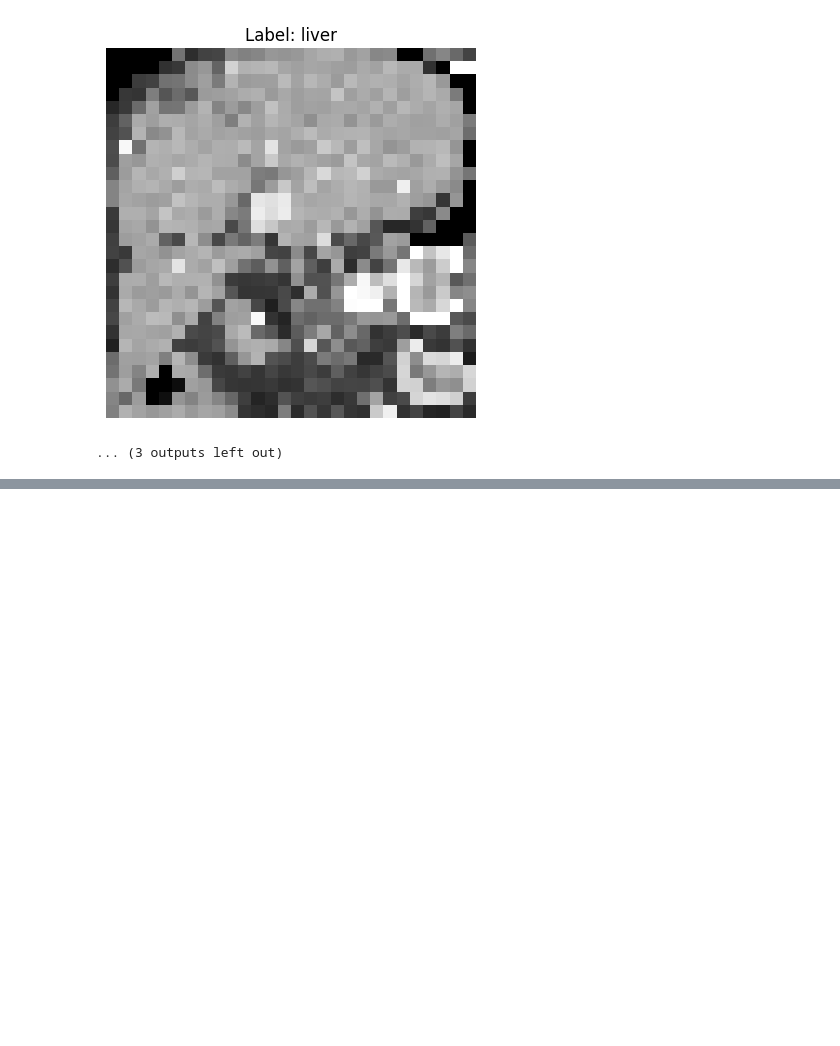
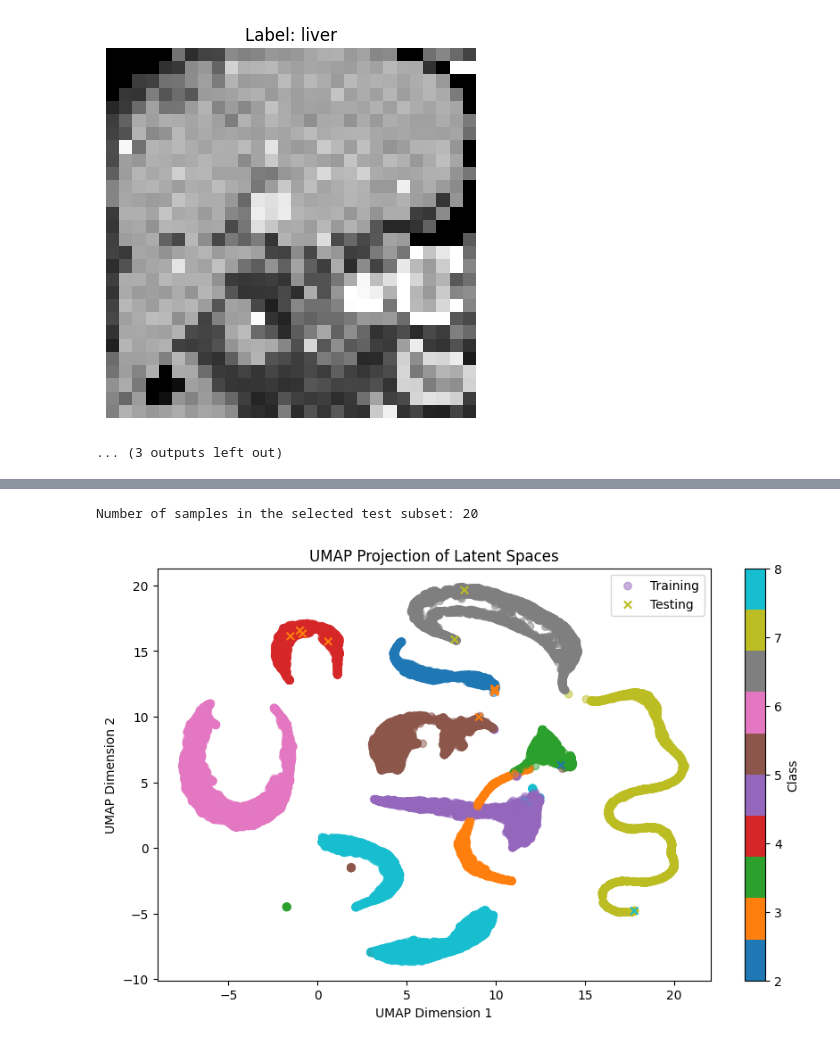
Before and after one commit to pstnmz/UQ_toolbox, a Jupyter notebook: medMNIST/CNN_animations_for_presentation.ipynb, the cells around one changed output, grey strips where cells are left out. Saved outputs shown, nothing was run; the diff lists cells and outputs as text; code cells hidden in the pictures; blank space fills up the shorter version.

Commit message:
shap

```diff
--- a/medMNIST/CNN_animations_for_presentation.ipynb
+++ b/medMNIST/CNN_animations_for_presentation.ipynb
@@ -574,0 +681,48 @@ plt.close(fig)
+# %%
+latent_space_training, labels_training, _, _ = uq.extract_latent_space_and_compute_shap_importance(models[0], train_loaders[0], device, models[0].model.avgpool, False, None)
+# %%
+from torch.utils.data import Subset
+
+# Create a subset of the test dataset using the selected indices
+selected_test_subset = Subset(test_dataset, selected_indices)
+
+# Create a DataLoader for the subset
+selected_test_loader = DataLoader(dataset=selected_test_subset, batch_size=32, shuffle=False)
+
+# Print the size of the subset
+print(f"Number of samples in the selected test subset: {len(selected_test_subset)}")
+# %% [output]
+Number of samples in the selected test subset: 20
+# %%
+latent_space_test, labels_test, _, _ = uq.extract_latent_space_and_compute_shap_importance(models[0], selected_test_loader, device, models[0].model.avgpool, False, None)
+# %%
+from sklearn.decomposition import PCA
+from sklearn.preprocessing import StandardScaler
+
+# Standardize the latent spaces
+scaler = StandardScaler()
+latent_space_training_std = scaler.fit_transform(latent_space_training.cpu().numpy())
+latent_space_test_std = scaler.transform(latent_space_test.cpu().numpy())
+
+# Perform PCA to retain 90% of variability
+pca = PCA(n_components=0.90)
+latent_space_training_pca = pca.fit_transform(latent_space_training_std)
+latent_space_test_pca = pca.transform(latent_space_test_std)
+
+# Perform UMAP in 2D
+umap_reducer = umap.UMAP(n_components=2, random_state=42)
+latent_space_training_umap = umap_reducer.fit_transform(latent_space_training_pca)
+latent_space_test_umap = umap_reducer.transform(latent_space_test_pca)
+
+# Plot the results
+plt.figure(figsize=(10, 6))
+plt.scatter(latent_space_training_umap[:, 0], latent_space_training_umap[:, 1], c=labels_training.flatten(), cmap='tab10', alpha=0.5, label='Training')
+plt.scatter(latent_space_test_umap[:, 0], latent_space_test_umap[:, 1], c=labels_test.flatten(), cmap='tab10', marker='x', label='Testing')
+plt.colorbar(label='Class')
+plt.legend()
+plt.title('UMAP Projection of Latent Spaces')
+plt.xlabel('UMAP Dimension 1')
+plt.ylabel('UMAP Dimension 2')
+plt.show()
+# %% [output]
+[figure, added]
```
Also changed, not shown: parts of 9 cells of this notebook, 18 other files.
